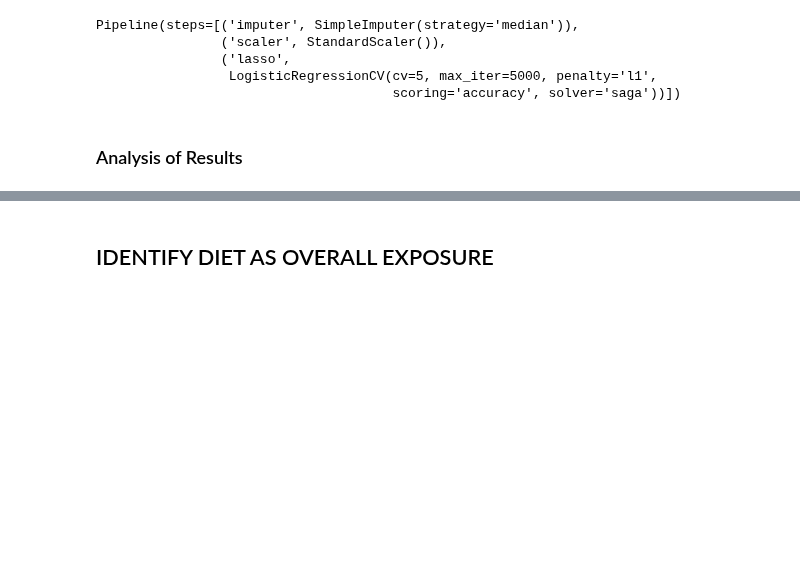
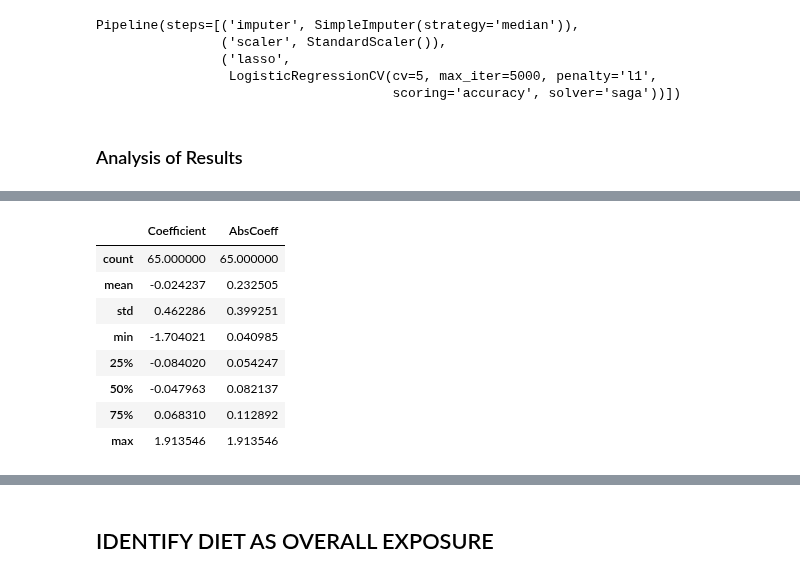
Before and after one commit to Paolaloi/EpidemLab, a Jupyter notebook: PL.ipynb, the cells around one changed output, grey strips where cells are left out. Cells and saved outputs as stored; diff of their text form; code cells hidden in the pictures; blank space fills up the shorter version.

```diff
--- a/PL.ipynb
+++ b/PL.ipynb
@@ -813,3 +823,15 @@ selected_confounders
+# %%
+selected_confounders.describe()
+# %% [output]
+|  | Coefficient | AbsCoeff |
+| count | 65.000000 | 65.000000 |
+| mean | -0.024237 | 0.232505 |
+| std | 0.462286 | 0.399251 |
+| min | -1.704021 | 0.040985 |
+| 25% | -0.084020 | 0.054247 |
+| 50% | -0.047963 | 0.082137 |
+| 75% | 0.068310 | 0.112892 |
+| max | 1.913546 | 1.913546 |
 # %%
 selected_confounders.sort_values('AbsCoeff', ascending=True).plot(
     x='Variable', y='Coefficient', kind='barh', figsize=(10, 12))
```
Also changed, not shown: parts of 14 cells of this notebook.
